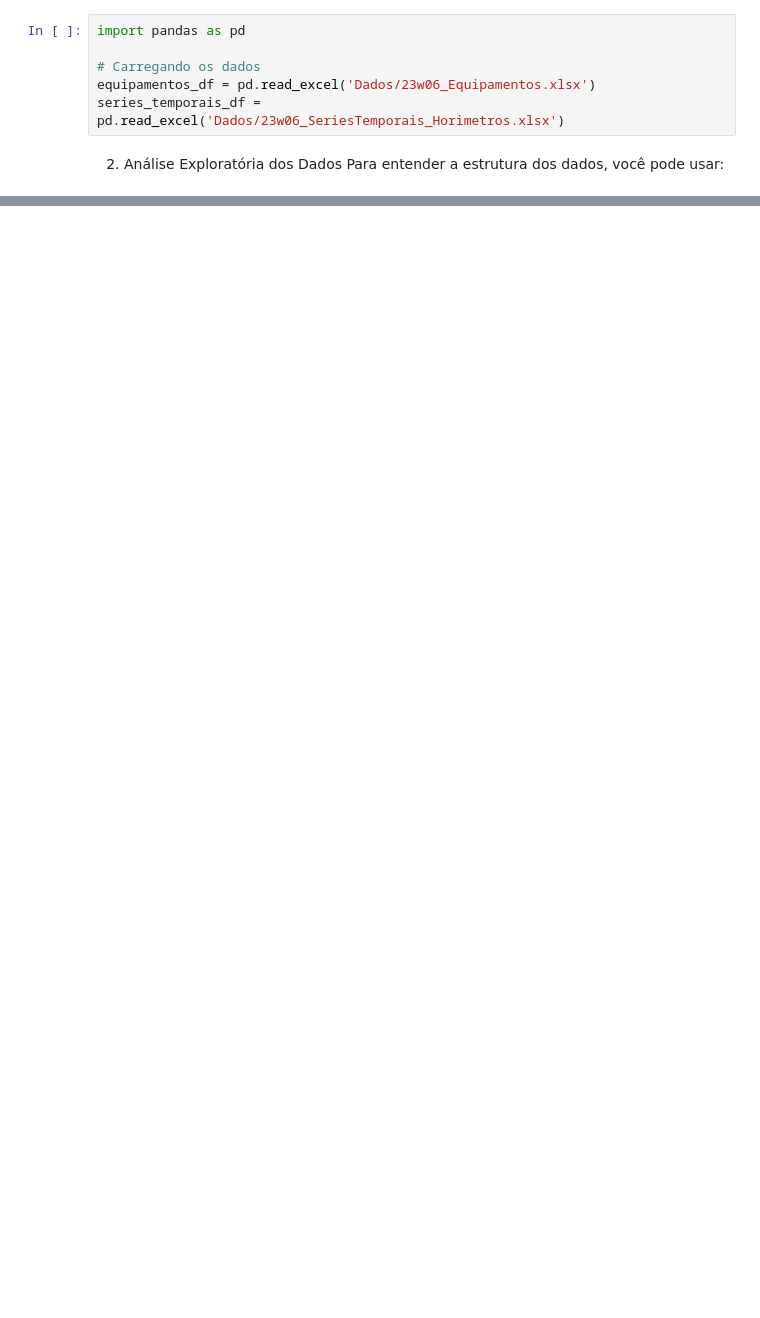
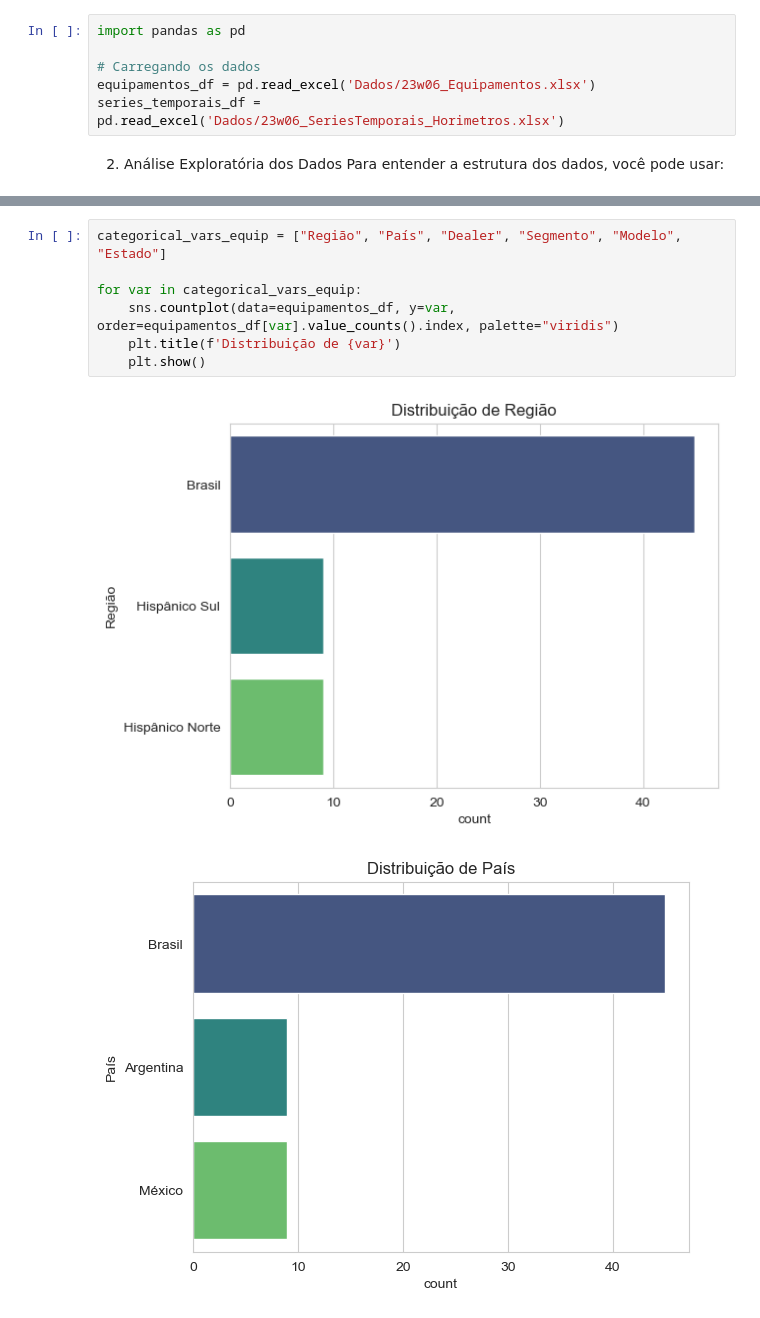
Before and after one commit to jorgelpbarretob/Master-Sirius, a Jupyter notebook: Módulo 3 - Design de Experimentos e Deep Learning/Desafio Volvo/Volto_Jorge.ipynb, the cells around one changed output, grey strips where cells are left out. Drawn from its saved outputs; the diff is of its cells as text; blank space fills up the shorter version.

```diff
--- a/Módulo 3 - Design de Experimentos e Deep Learning/Desafio Volvo/Volto_Jorge.ipynb
+++ b/Módulo 3 - Design de Experimentos e Deep Learning/Desafio Volvo/Volto_Jorge.ipynb
@@ -45,0 +55,10 @@ memory usage: 3.6+ MB
+# %%
+categorical_vars_equip = ["Região", "País", "Dealer", "Segmento", "Modelo", "Estado"]
+
+for var in categorical_vars_equip:
+    sns.countplot(data=equipamentos_df, y=var, order=equipamentos_df[var].value_counts().index, palette="viridis")
+    plt.title(f'Distribuição de {var}')
+    plt.show()
+# %% [output]
+[figure, added]
+[figure, added]
```
Also changed, not shown: parts of 44 cells of this notebook.
